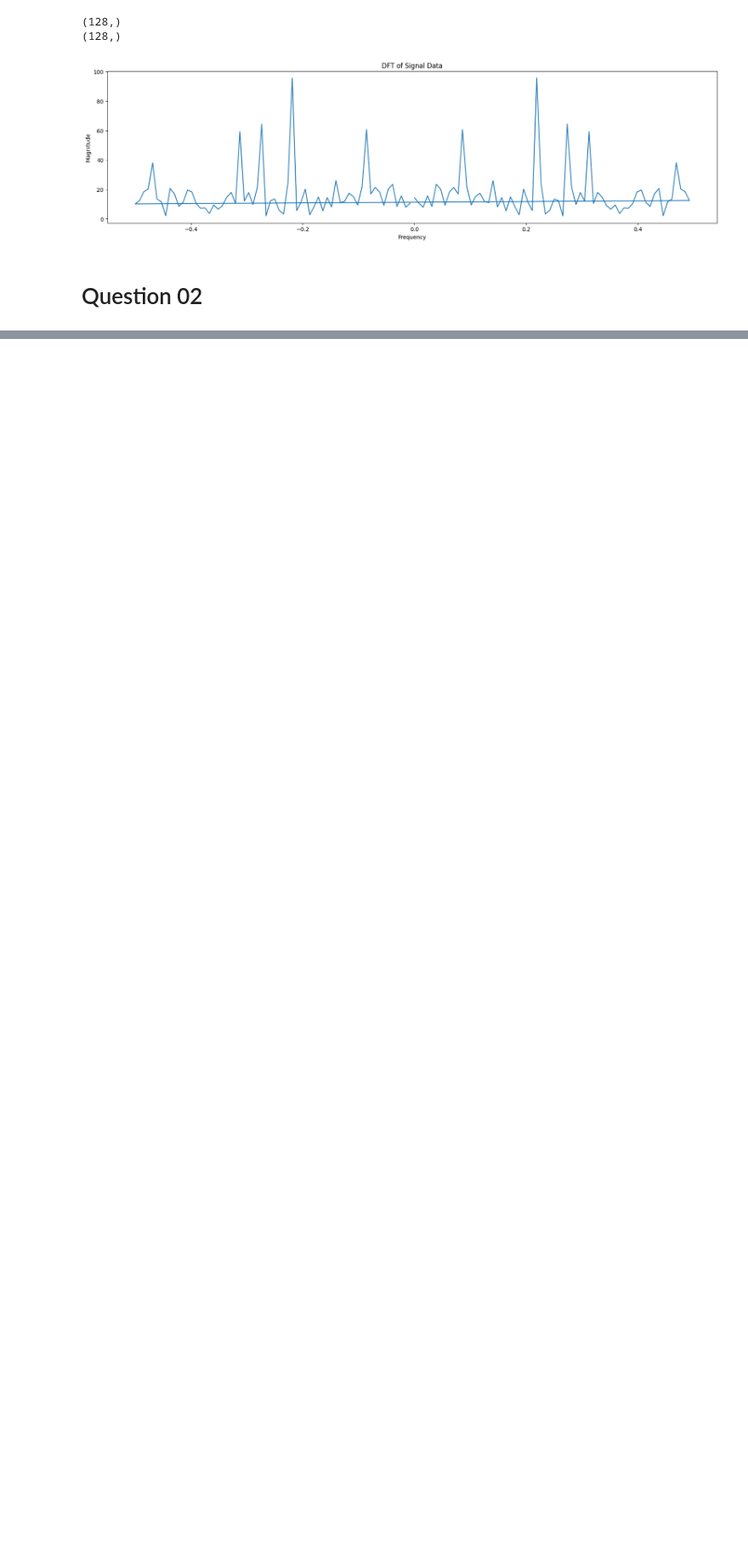
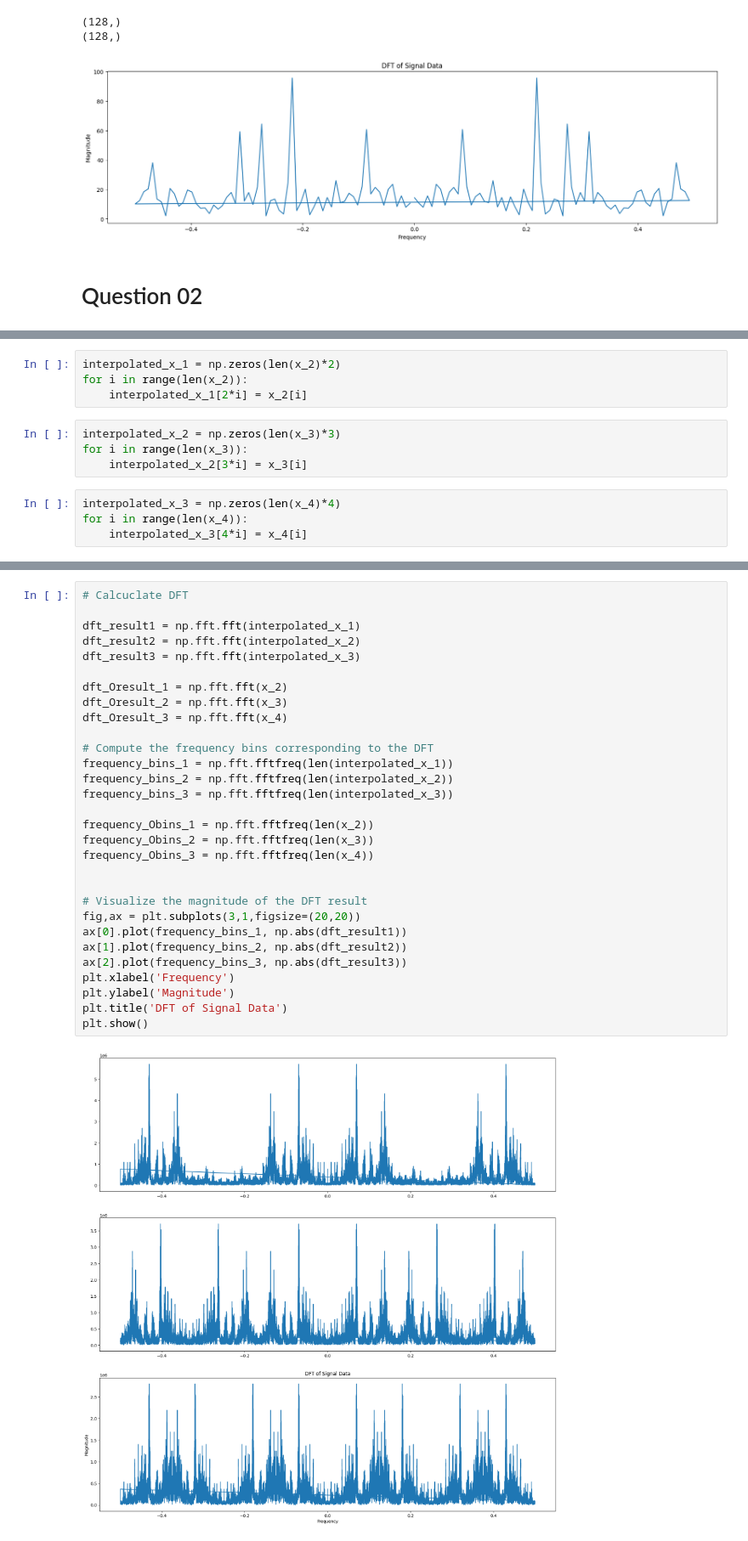
Before and after one commit to Vgr20/EN_3551_Assignment_01, a Jupyter notebook: Assignment.ipynb, the cells around one changed output, grey strips where cells are left out. Shown at 85% size. Cells and saved outputs as stored; diff of their text form; blank space fills up the shorter version.

```diff
--- a/Assignment.ipynb
+++ b/Assignment.ipynb
@@ -124,0 +167,12 @@ plt.show()
+# %%
+interpolated_x_1 = np.zeros(len(x_2)*2)
+for i in range(len(x_2)):
+    interpolated_x_1[2*i] = x_2[i]
+# %%
+interpolated_x_2 = np.zeros(len(x_3)*3)
+for i in range(len(x_3)):
+    interpolated_x_2[3*i] = x_3[i]
+# %%
+interpolated_x_3 = np.zeros(len(x_4)*4)
+for i in range(len(x_4)):
+    interpolated_x_3[4*i] = x_4[i]
@@ -124,0 +185,32 @@ plt.show()
+# %%
+# Calcuclate DFT
+
+dft_result1 = np.fft.fft(interpolated_x_1)
+dft_result2 = np.fft.fft(interpolated_x_2)
+dft_result3 = np.fft.fft(interpolated_x_3)
+
+dft_Oresult_1 = np.fft.fft(x_2)
+dft_Oresult_2 = np.fft.fft(x_3)
+dft_Oresult_3 = np.fft.fft(x_4)
+
+# Compute the frequency bins corresponding to the DFT
+frequency_bins_1 = np.fft.fftfreq(len(interpolated_x_1))
+frequency_bins_2 = np.fft.fftfreq(len(interpolated_x_2))
+frequency_bins_3 = np.fft.fftfreq(len(interpolated_x_3))
+
+frequency_Obins_1 = np.fft.fftfreq(len(x_2))
+frequency_Obins_2 = np.fft.fftfreq(len(x_3))
+frequency_Obins_3 = np.fft.fftfreq(len(x_4))
+
+
+# Visualize the magnitude of the DFT result
+fig,ax = plt.subplots(3,1,figsize=(20,20))
+ax[0].plot(frequency_bins_1, np.abs(dft_result1))
+ax[1].plot(frequency_bins_2, np.abs(dft_result2))
+ax[2].plot(frequency_bins_3, np.abs(dft_result3))
+plt.xlabel('Frequency')
+plt.ylabel('Magnitude')
+plt.title('DFT of Signal Data')
+plt.show()
+# %% [output]
+[figure, added]
```
Also changed, not shown: parts of 5 cells of this notebook, 1 other file.
